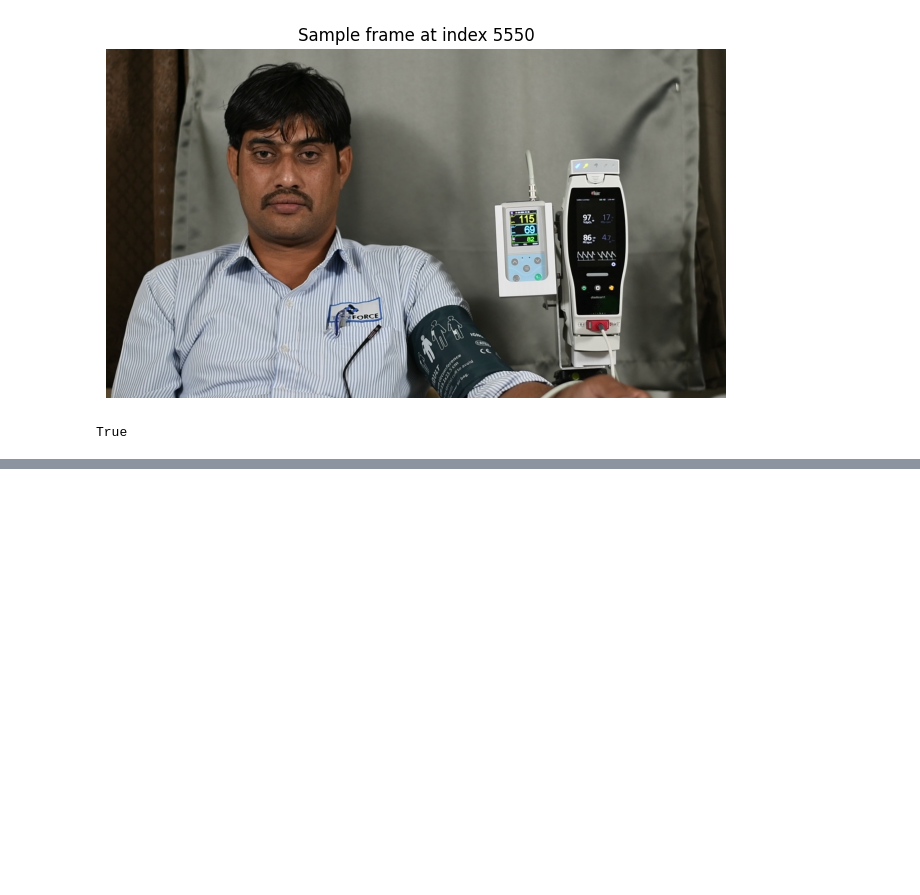
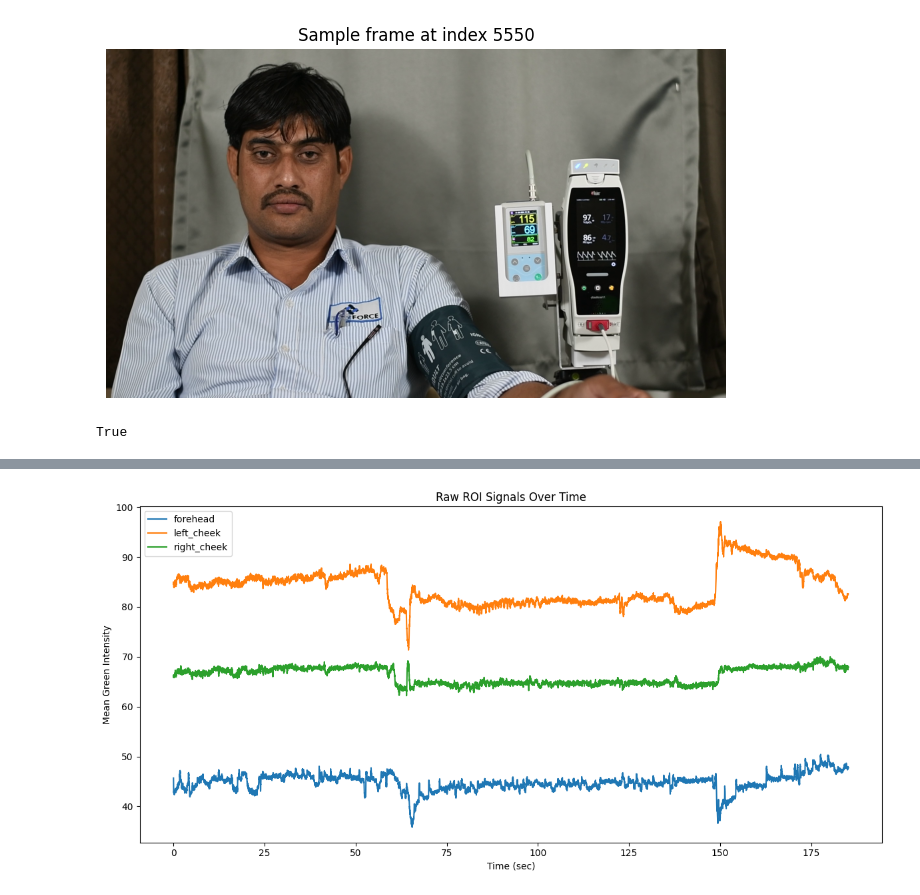
Before and after one commit to GHUFRAN-SIDDIQUI/facial-vital-rPPG, a Jupyter notebook: my_notebook.ipynb, the cells around one changed output, grey strips where cells are left out. Drawn from its saved outputs; the diff is of its cells as text; code cells hidden in the pictures; blank space fills up the shorter version.

```diff
--- a/my_notebook.ipynb
+++ b/my_notebook.ipynb
@@ -87,0 +137,6 @@ face_landmarks = results.multi_face_landmarks[0]
+# %%
+for name, idxs in ROI_LANDMARKS.items():
+    x1, y1, x2, y2 = get_roi_bbox(face_landmarks.landmark, idxs, image_rgb.shape)
+    cv2.rectangle(roi_image, (x1, y1), (x2, y2), colors[name], 2)
+    cv2.putText(roi_image, name, (x1, max(y1 - 5, 0)),
+                cv2.FONT_HERSHEY_SIMPLEX, 0.5, colors[name], 1, cv2.LINE_AA)
@@ -87,0 +209,17 @@ face_landmarks = results.multi_face_landmarks[0]
+# %%
+# === EDA - Visualize raw signals ===
+
+#Time axis in seconds
+time_sec = frame_indices/fps
+
+plt.figure(figsize=(12,6))
+for name in roi_signal:
+    plt.plot(time_sec, roi_signal[name], label =name)
+plt.xlabel("Time (sec)")
+plt.ylabel("Mean Green Intensity")
+plt.title("Raw ROI Signals Over Time")
+plt.legend()
+plt.tight_layout()
+plt.show()
+# %% [output]
+[figure, added]
```
Also changed, not shown: parts of 14 cells of this notebook.
